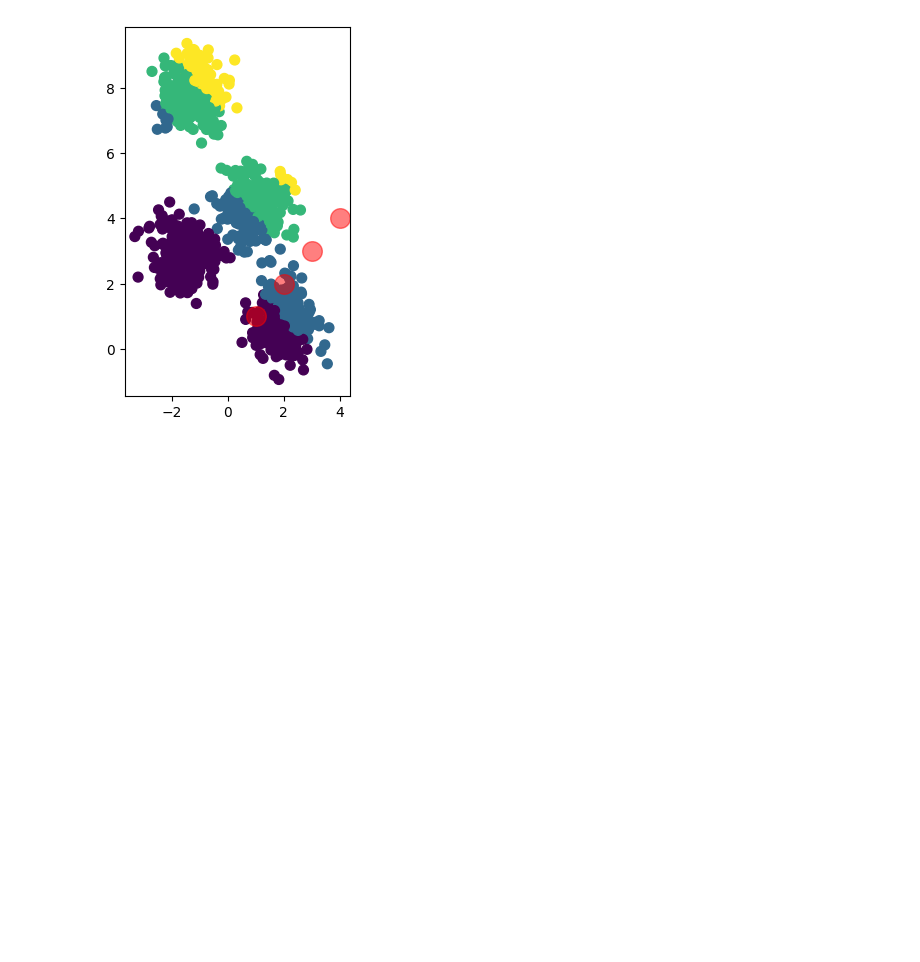
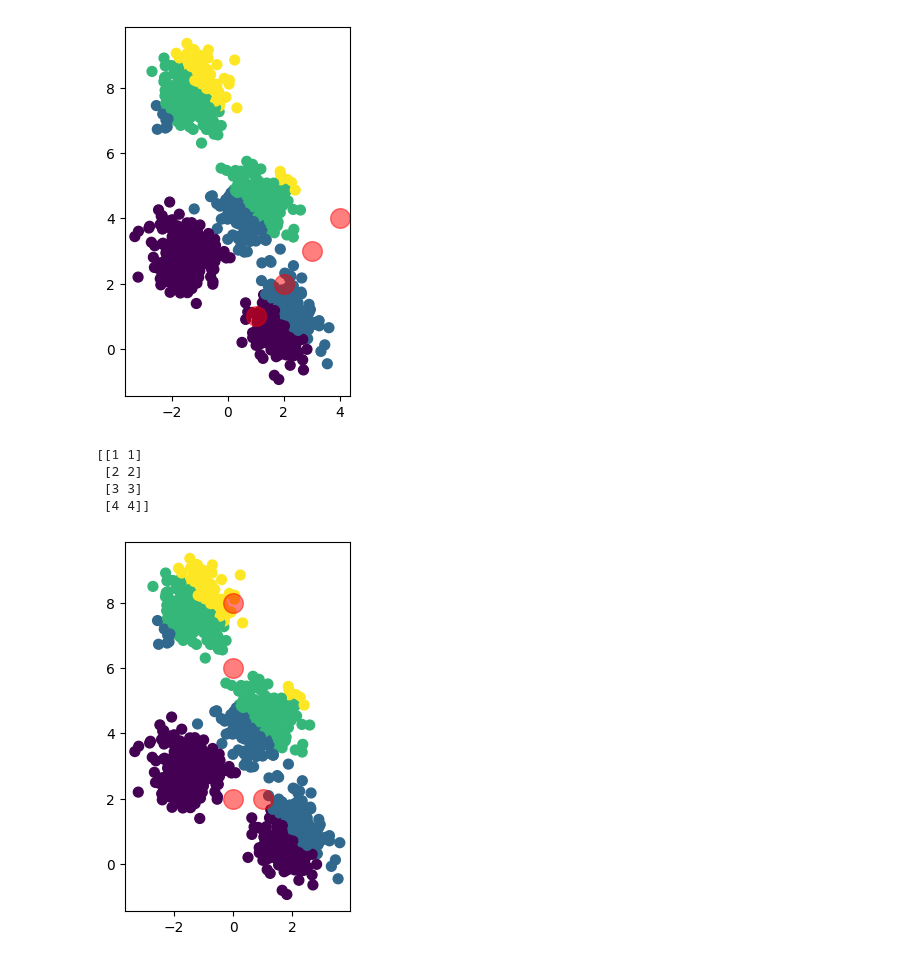
Before and after one commit to emr-dk/ml_kmeans, a Jupyter notebook: method_explorer.ipynb, the cells around one changed output. Drawn from its saved outputs; the diff is of its cells as text; code cells hidden in the pictures; blank space fills up the shorter version.

```diff
--- a/method_explorer.ipynb
+++ b/method_explorer.ipynb
@@ -131,0 +93,23 @@ y_kmeans = kmeans.predict(X)
+# %%
+# We can clearly see that the centroids are not in the center of the clusters, so we need to update the centroids.
+# We do this by calculating the mean of each cluster and assigning it as the new centroid.
+print(centroids)
+for i in range(centroids.shape[0]):
+    # we use the dependent variable array y to select the datapoints that belong to eachcluster.
+    centroids[i] = np.mean(X[y == i], axis=0)
+
+# We can then plot the new centroids on the previous plot to see how they have changed.
+# (remember to run the cells in the correct order, else you wont be able to see the plot with the "old" colors)
+fig = plt.figure()
+ax1 = fig.add_subplot(121)
+
+ax1.scatter(X[:, 0], X[:, 1], s=50, c=y)
+ax1.scatter(centroids[:, 0], centroids[:, 1], c='red', s=200, alpha=0.5)
+plt.show()
+# This illustrates how the centroids have changed position. We therefore redo the E-step and M-step until the centroids don't change anymore.
+# %% [output]
+[[1 1]
+ [2 2]
+ [3 3]
+ [4 4]]
+[figure, added]
```
Also changed, not shown: parts of 2 cells of this notebook.
